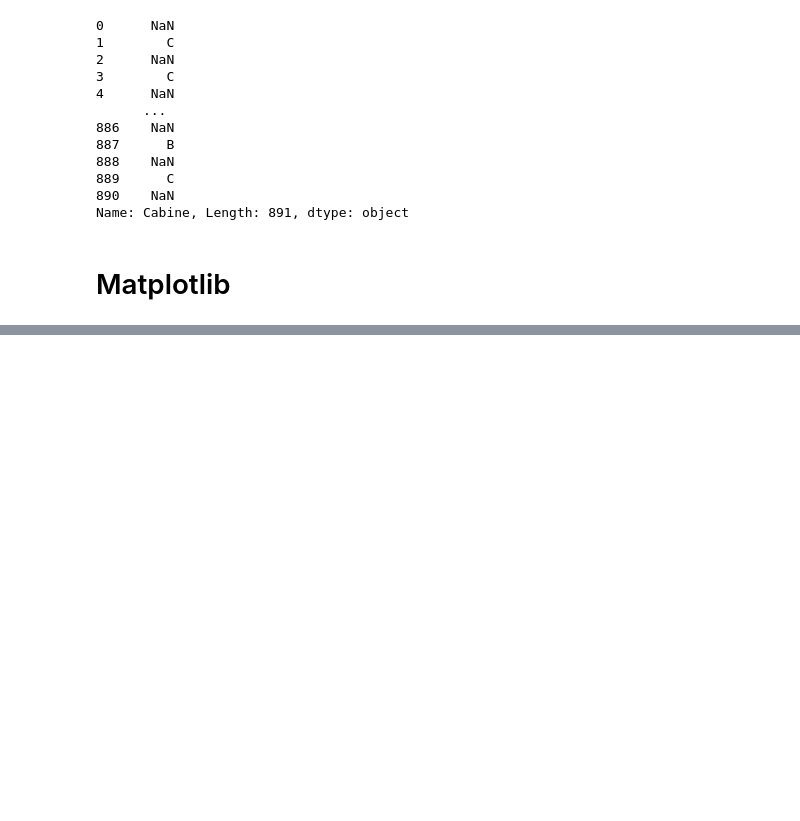
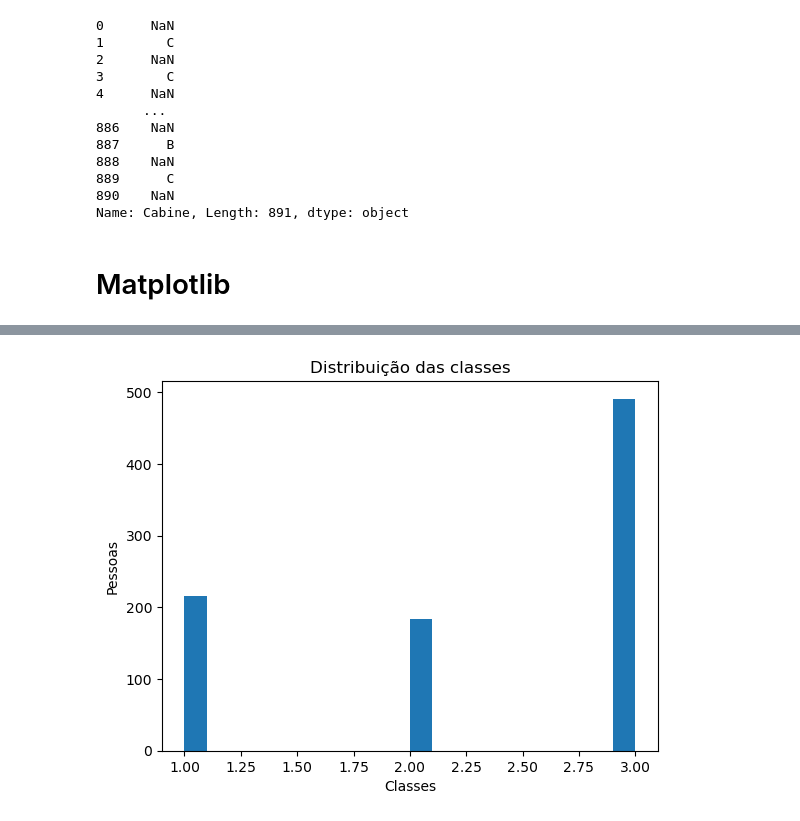
Before and after one commit to phillrog/py-machine-learning, a Jupyter notebook: notebooks/5 - visualização de dados/5 - visualização de dados.ipynb, the cells around one changed output, grey strips where cells are left out. Cells and saved outputs as stored; diff of their text form; code cells hidden in the pictures; blank space fills up the shorter version.

```diff
--- a/notebooks/5 - visualização de dados/5 - visualização de dados.ipynb
+++ b/notebooks/5 - visualização de dados/5 - visualização de dados.ipynb
@@ -62,0 +70,8 @@ plt.show()
+# %%
+plt.hist(data['Classe'].dropna(), bins=20)
+plt.title('Distribuição das classes')
+plt.ylabel('Pessoas')
+plt.xlabel('Classes')
+plt.show()
+# %% [output]
+[figure, added]
```
Also changed, not shown: parts of 3 cells of this notebook.
